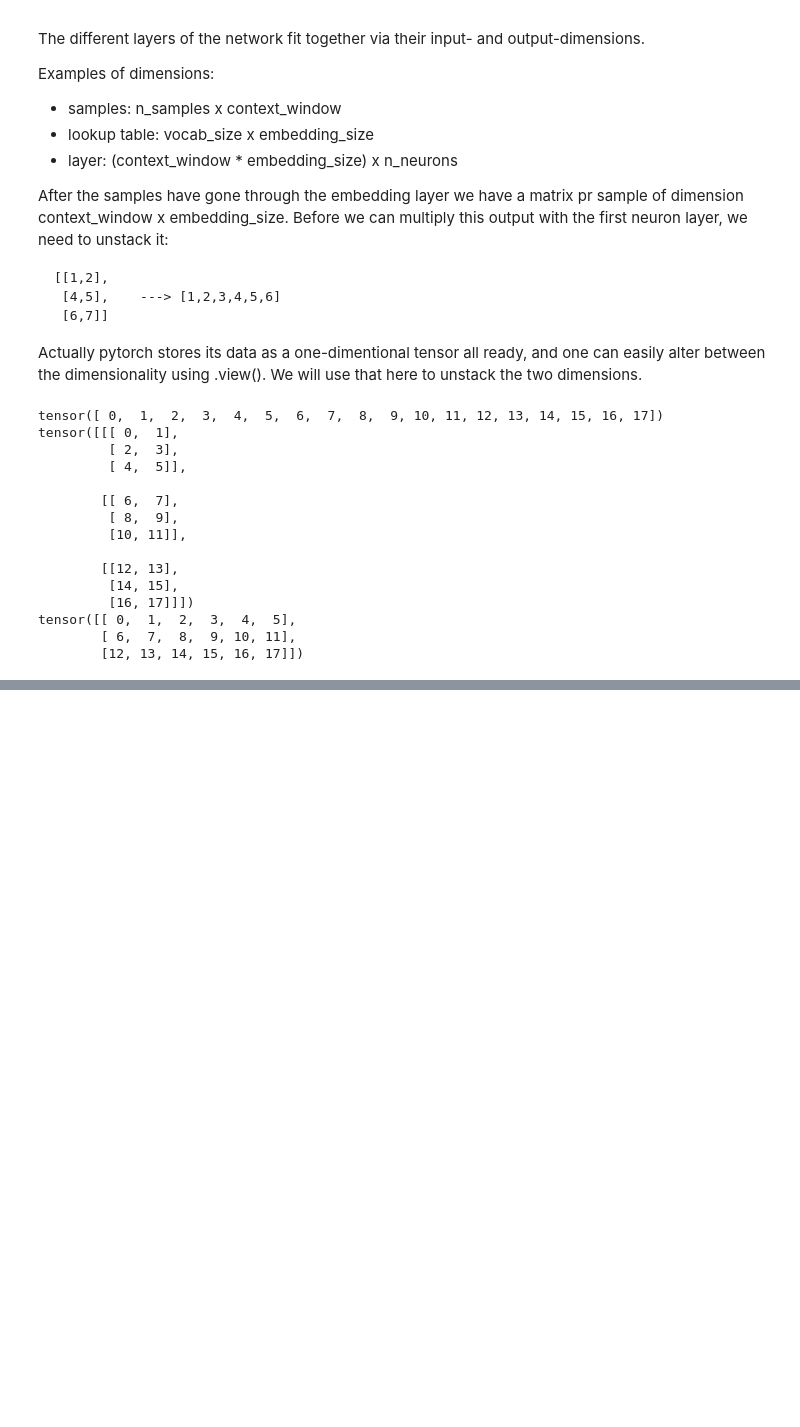
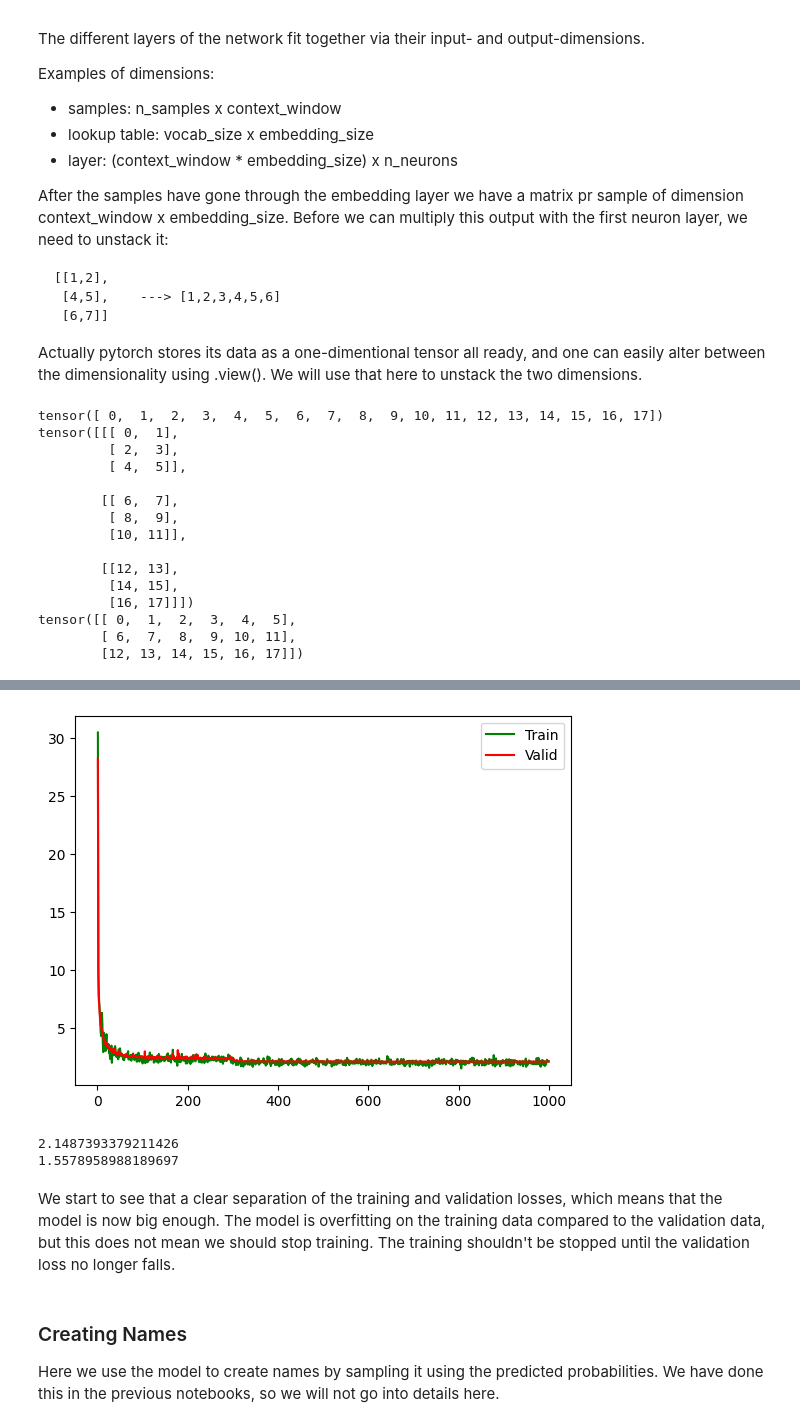
Before and after one commit to esbeneickhardt/karpathyintro, a Jupyter notebook: notebooks/Makemore/2. MLP Language Model.ipynb, the cells around one changed output, grey strips where cells are left out. Cells and saved outputs as stored; diff of their text form; code cells hidden in the pictures; blank space fills up the shorter version.

```diff
--- a/notebooks/Makemore/2. MLP Language Model.ipynb
+++ b/notebooks/Makemore/2. MLP Language Model.ipynb
@@ -435,0 +665,2 @@ Now we can see that the best learning rate is the best when it is around 0.01. I
+# %%
+losses = {"Train": [], "Val": []}
@@ -435,0 +708,20 @@ Now we can see that the best learning rate is the best when it is around 0.01. I
+# %%
+# Plotting training and validation losses
+xs = list(range(1, len(losses["Train"])+1))
+plt.plot(xs, losses["Train"], label = "Train", color="green")
+plt.plot(xs, losses["Val"], label = "Valid", color="red")
+plt.legend()
+plt.show()
+# %% [output]
+[figure, added]
+# %%
+print(min(losses["Val"]))
+print(min(losses["Train"]))
+# %% [output]
+2.1487393379211426
+1.5578958988189697
+# %% [markdown]
+We start to see that a clear separation of the training and validation losses, which means that the model is now big enough. The model is overfitting on the training data compared to the validation data, but this does not mean we should stop training. The training shouldn't be stopped until the validation loss no longer falls.
+# %% [markdown]
+### Creating Names
+Here we use the model to create names by sampling it using the predicted probabilities. We have done this in the previous notebooks, so we will not go into details here.
```
Also changed, not shown: parts of 66 cells of this notebook.
